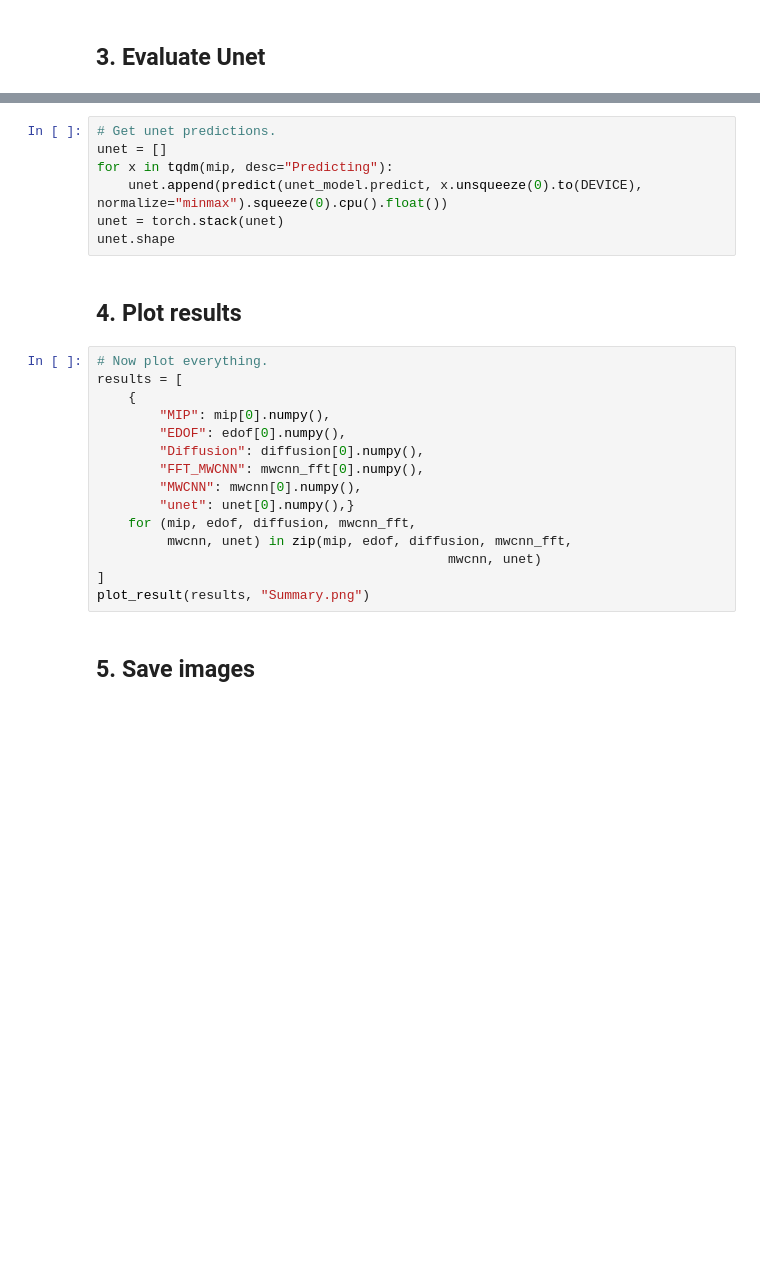
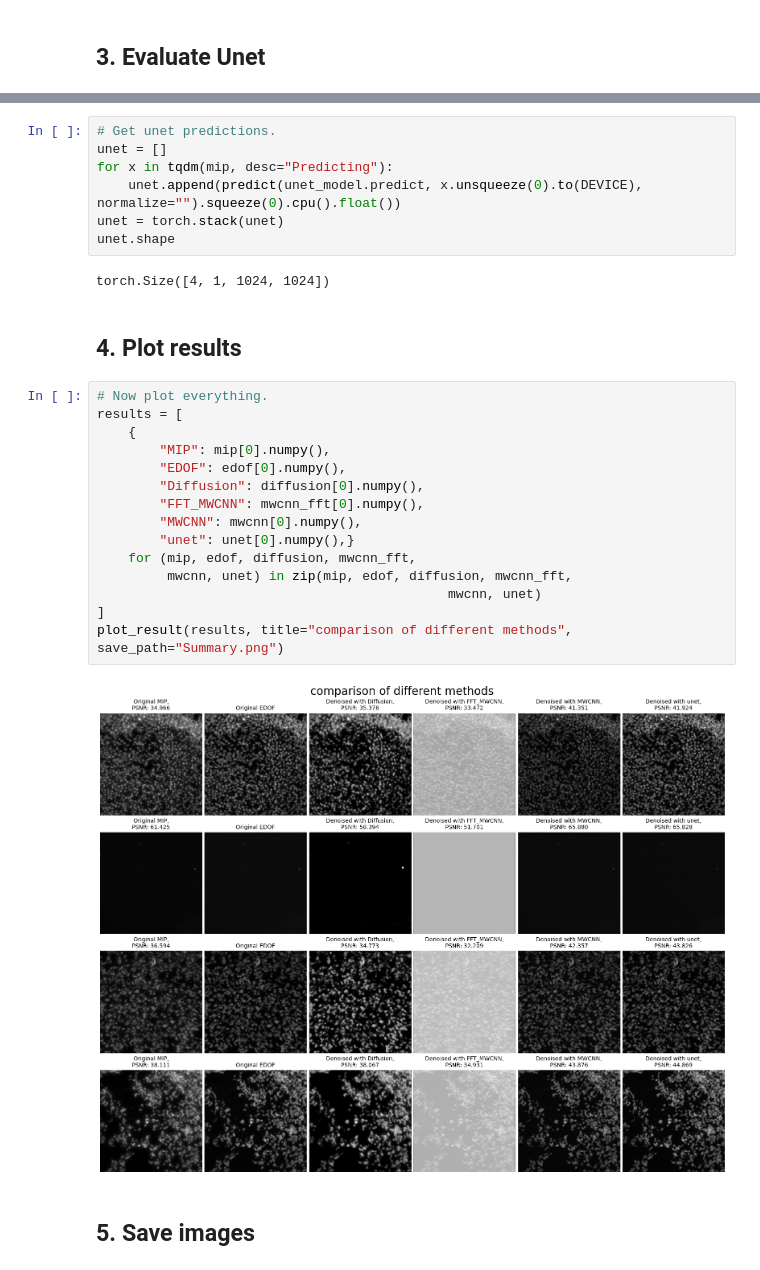
Before and after one commit to AleHD/deep-biomedicine-project, a Jupyter notebook: main.ipynb, the cells around one changed output, grey strips where cells are left out. Drawn from its saved outputs; the diff is of its cells as text; blank space fills up the shorter version.

```diff
--- a/main.ipynb
+++ b/main.ipynb
@@ -193,26 +197,30 @@ evaluate(unet_model.predict, dset_test, normalize="")
 # Get unet predictions.
 unet = []
 for x in tqdm(mip, desc="Predicting"):
-    unet.append(predict(unet_model.predict, x.unsqueeze(0).to(DEVICE), normalize="minmax").squeeze(0).cpu().float())
+    unet.append(predict(unet_model.predict, x.unsqueeze(0).to(DEVICE), normalize="").squeeze(0).cpu().float())
 unet = torch.stack(unet)
 unet.shape
+# %% [output]
+torch.Size([4, 1, 1024, 1024])
 # %% [markdown]
 ## 4. Plot results
 # %%
 # Now plot everything.
 results = [
     {
         "MIP": mip[0].numpy(),
         "EDOF": edof[0].numpy(),
         "Diffusion": diffusion[0].numpy(),
         "FFT_MWCNN": mwcnn_fft[0].numpy(),
         "MWCNN": mwcnn[0].numpy(),
         "unet": unet[0].numpy(),}
     for (mip, edof, diffusion, mwcnn_fft,
          mwcnn, unet) in zip(mip, edof, diffusion, mwcnn_fft,
                                              mwcnn, unet)
 ]
-plot_result(results, "Summary.png")
+plot_result(results, title="comparison of different methods", save_path="Summary.png")
+# %% [output]
+[figure, added]
 # %% [markdown]
 ## 5. Save images
 # %%
```
Also changed, not shown: parts of 15 cells of this notebook, 54 other files.
